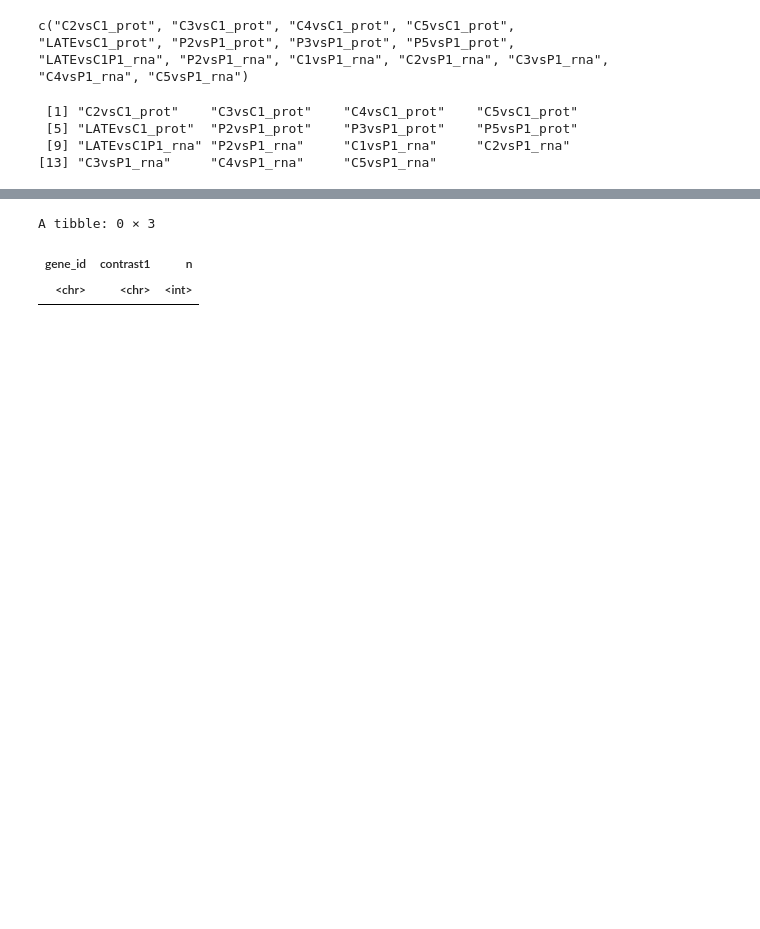
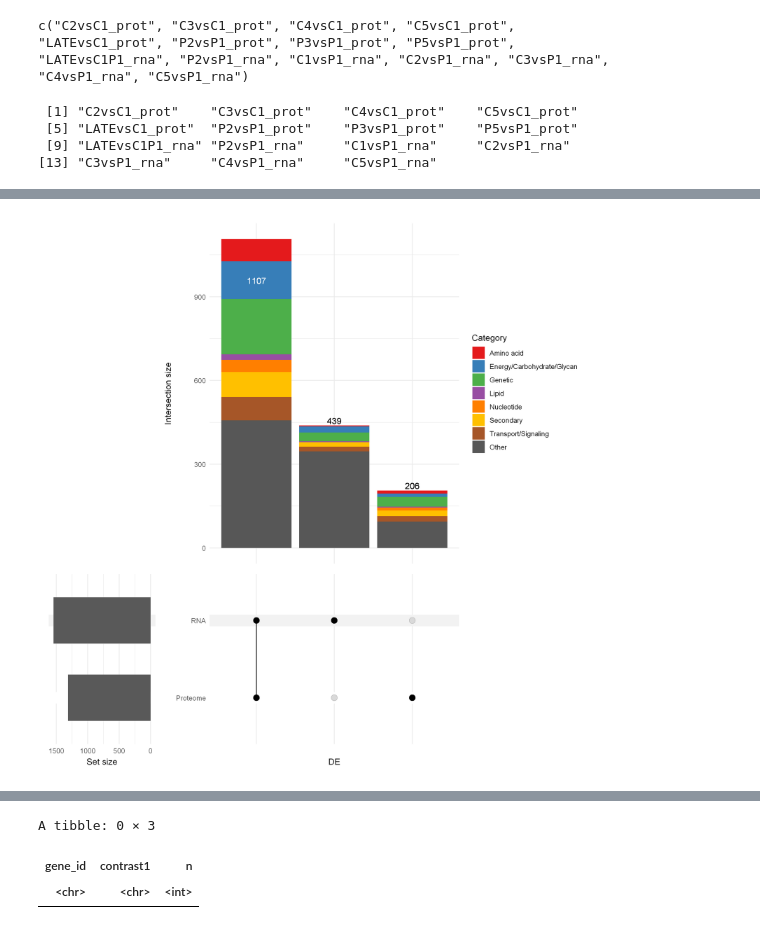
Before and after one commit to wosnat/CC1A3, a Jupyter notebook: Enrichment/CC1A3 MED4 Enrichment.ipynb, the cells around one changed output, grey strips where cells are left out. Drawn from its saved outputs; the diff is of its cells as text; code cells hidden in the pictures; blank space fills up the shorter version.

```diff
--- a/Enrichment/CC1A3 MED4 Enrichment.ipynb
+++ b/Enrichment/CC1A3 MED4 Enrichment.ipynb
@@ -455,0 +468,35 @@ Warning message in upset_data(data, intersect, mode = mode, encode_sets = encode
+# %%
+#set_size(10,10 )
+df_DElist %>%
+    filter(padj < 0.1, #abs(logFC) > 1,
+           contrast != 'Intercept') %>%
+    distinct(gene_id, Assay, .keep_all =TRUE) %>%
+     pivot_wider(id_cols = c(gene_id,Category), names_from = Assay, values_from = logFC, values_fill = FALSE) %>%
+ upset(c('Proteome', 'RNA'), name='DE',
+#       mode='inclusive_intersection',
+      base_annotations=list(
+        'Intersection size'=intersection_size(
+#            mode='inclusive_intersection',
+            mapping=aes(fill=Category)
+        )
+            + scale_fill_manual(values=my.cols)
+    )
+       )
+# #     annotations = list(
+# #         'Categories'=(
+# #             ggplot(mapping=aes(fill=Category))
+# #             + geom_bar(stat='count', position='fill')
+# #             + scale_y_continuous(labels=scales::percent_format())
+# #             + scale_fill_manual(values=my.cols
+# #             )
+# #             + ylab('Category')
+# #         )
+# #     ),
+#       width_ratio=0.1,
+#       #min_size=10,
+#       #mode='inclusive_intersection',
+#       #min_degree=1, max_degree=2,
+#      #sort_intersections_by=c('degree', 'cardinality'),
+#     ) #+
+# #theme_classic(base_size = 15)
+# %% [output]
@@ -456 +505,2 @@ Warning message in upset_data(data, intersect, mode = mode, encode_sets = encode
+[figure, added]
 # %%
```
Also changed, not shown: parts of 15 cells of this notebook.
